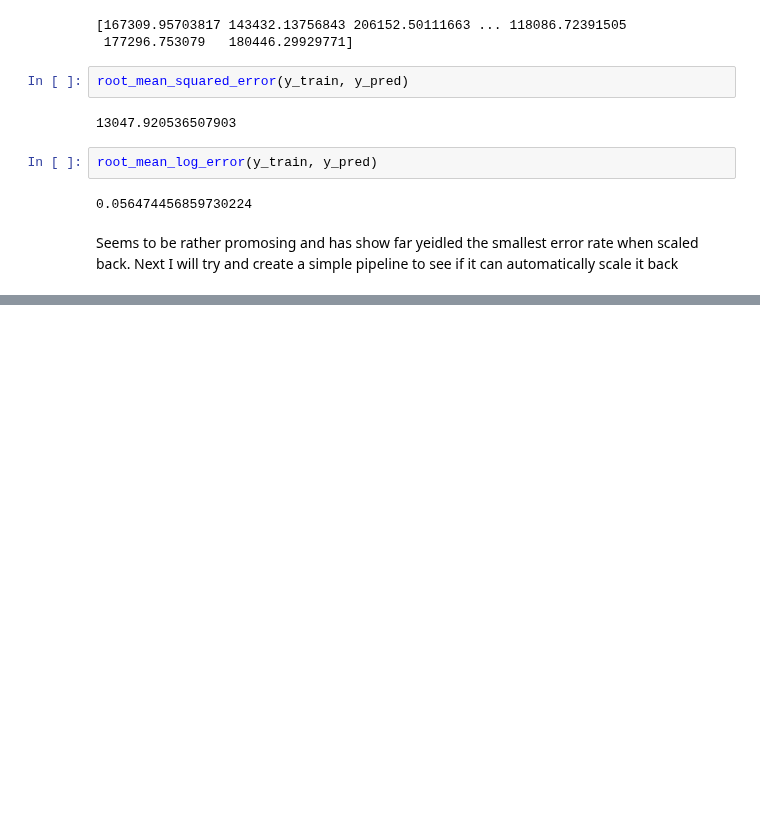
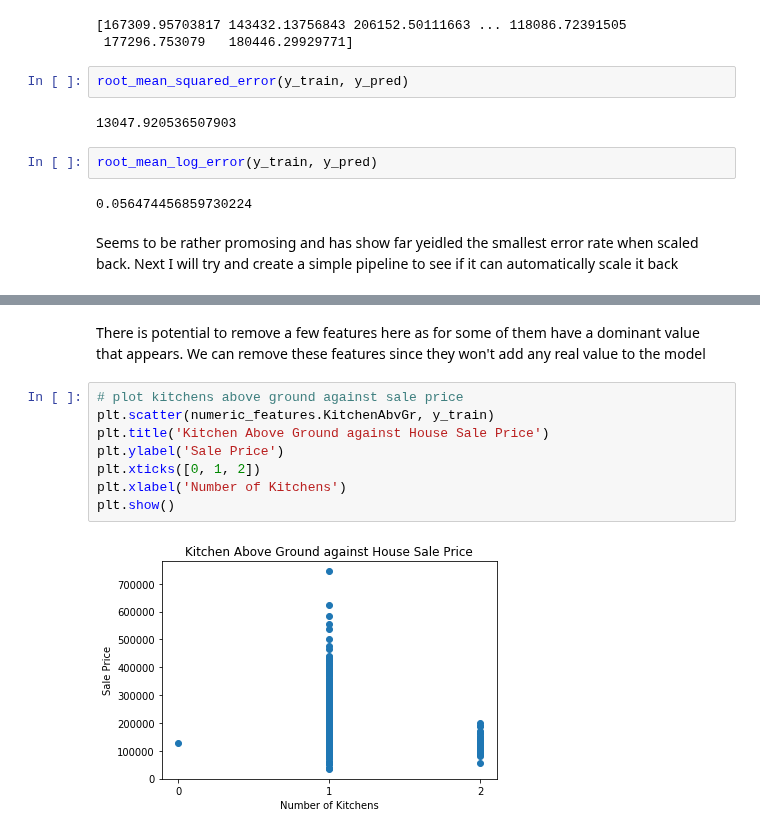
Before and after one commit to Ryan95Z/ml-house-prices, a Jupyter notebook: notebooks/4. Feature Engineering v2.ipynb, the cells around one changed output, grey strips where cells are left out. Drawn from its saved outputs; the diff is of its cells as text; blank space fills up the shorter version.

```diff
--- a/notebooks/4. Feature Engineering v2.ipynb
+++ b/notebooks/4. Feature Engineering v2.ipynb
@@ -274,0 +334,12 @@ Numeric Random Forest Resampled Outliers RMSLE: 0.151963
+# %% [markdown]
+There is potential to remove a few features here as for some of them have a dominant value that appears. We can remove these features since they won't add any real value to the model
+# %%
+# plot kitchens above ground against sale price
+plt.scatter(numeric_features.KitchenAbvGr, y_train)
+plt.title('Kitchen Above Ground against House Sale Price')
+plt.ylabel('Sale Price')
+plt.xticks([0, 1, 2])
+plt.xlabel('Number of Kitchens')
+plt.show()
+# %% [output]
+[figure, added]
```
Also changed, not shown: parts of 24 cells of this notebook.
